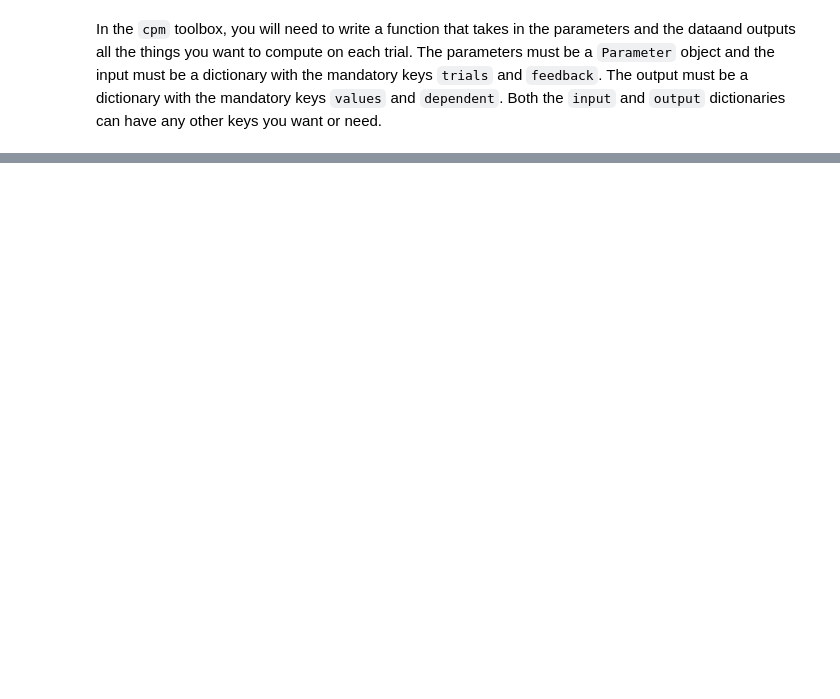
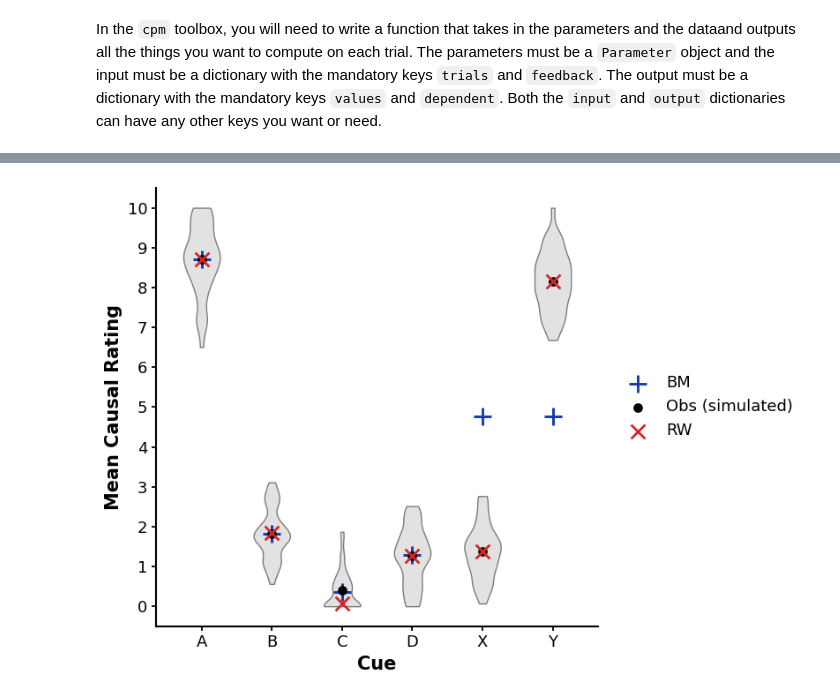
Before and after one commit to DevComPsy/cpm, a Jupyter notebook: docs/examples/associative-learning.ipynb, the cells around one changed output, grey strips where cells are left out. Saved outputs shown, nothing was run; the diff lists cells and outputs as text; code cells hidden in the pictures; blank space fills up the shorter version.

```diff
--- a/docs/examples/associative-learning.ipynb
+++ b/docs/examples/associative-learning.ipynb
@@ -138,0 +297,18 @@ rescorla_wagner(parameters, input)
+# %%
+def bm_joint_loss(parameter_vector):
+    initvalue = parameter_vector[0]
+    alpha = parameter_vector[1]
+    theta = parameter_vector[2]
+    beta = parameter_vector[3]
+    predicted_ratings = predict_bm_ratings(initvalue=initvalue, alpha=alpha, theta=theta, beta=beta)
+    residuals = predicted_ratings - synthetic_mean_ratings
+    return float(np.sum(residuals ** 2))
+# %%
+def rw_joint_loss(parameter_vector):
+    initvalue = parameter_vector[0]
+    alpha = parameter_vector[1]
+    theta = parameter_vector[2]
+    beta = parameter_vector[3]
+    predicted_ratings = predict_rw_ratings(initvalue=initvalue, alpha=alpha, theta=theta, beta=beta)
+    residuals = predicted_ratings - synthetic_mean_ratings
+    return float(np.sum(residuals ** 2))
@@ -138,0 +426,40 @@ rescorla_wagner(parameters, input)
+# %%
+cue_positions = np.arange(N_CUES)
+fig, ax = plt.subplots(figsize=(8.2, 5.8))
+violin_data = [synthetic_ratings[:, cue_index] for cue_index in range(N_CUES)]
+violin_parts = ax.violinplot(
+    violin_data,
+    positions=cue_positions,
+    widths=0.52,
+    showmeans=False,
+    showmedians=False,
+    showextrema=False,
+    bw_method=0.30
+)
+for body in violin_parts["bodies"]:
+    body.set_facecolor("#D9D9D9")
+    body.set_edgecolor("#555555")
+    body.set_linewidth(1.0)
+    body.set_alpha(0.75)
+
+ax.scatter(cue_positions, bm_ratings, color="#1739B7", marker="+", s=190, linewidths=2.1, label="BM", zorder=4)
+ax.scatter(cue_positions, synthetic_mean_ratings, color="black", marker="o", s=45, label="Obs (simulated)", zorder=5)
+ax.scatter(cue_positions, rw_ratings, color="#D62728", marker="x", s=130, linewidths=2.0, label="RW", zorder=6)
+ax.set_xticks(cue_positions)
+ax.set_xticklabels(CUES, fontsize=14)
+ax.set_xlabel("Cue", fontsize=15, fontweight="bold")
+ax.set_ylabel("Mean Causal Rating", fontsize=15, fontweight="bold")
+ax.set_xlim(-0.65, N_CUES - 0.35)
+ax.set_ylim(-0.5, 10.5)
+ax.set_yticks(np.arange(0, 11, 1))
+ax.grid(False)
+ax.spines["top"].set_visible(False)
+ax.spines["right"].set_visible(False)
+ax.spines["left"].set_linewidth(1.5)
+ax.spines["bottom"].set_linewidth(1.5)
+ax.tick_params(axis="both", labelsize=13, width=1.3)
+ax.legend(frameon=False, fontsize=13, loc="center left", bbox_to_anchor=(1.02, 0.5))
+plt.tight_layout()
+plt.show()
+# %% [output]
+[figure, added]
```
Also changed, not shown: parts of 28 cells of this notebook.
